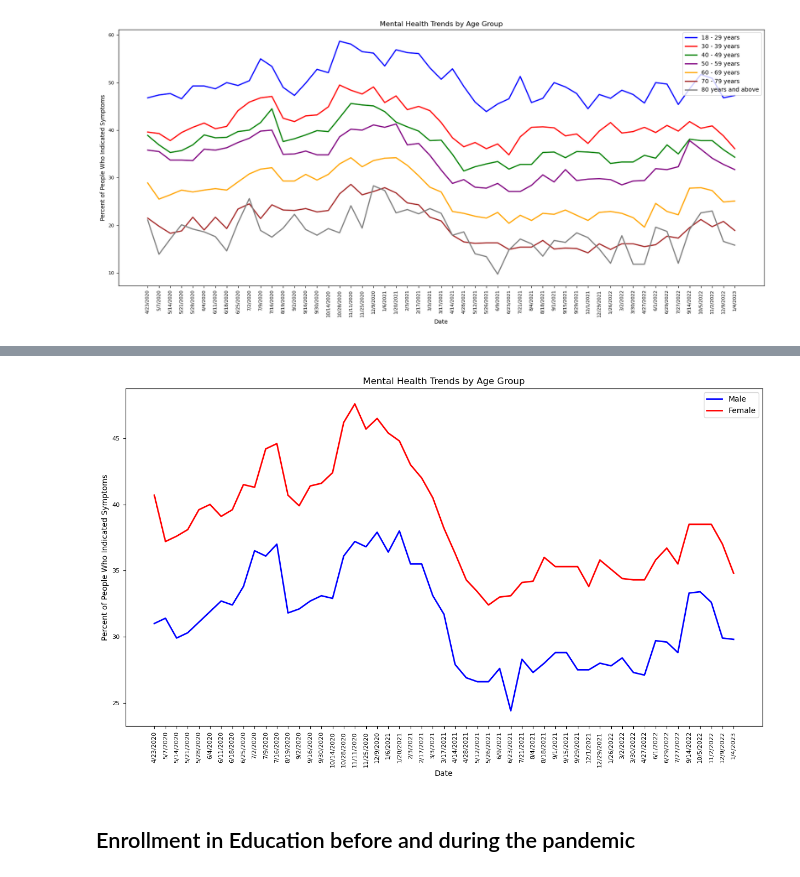
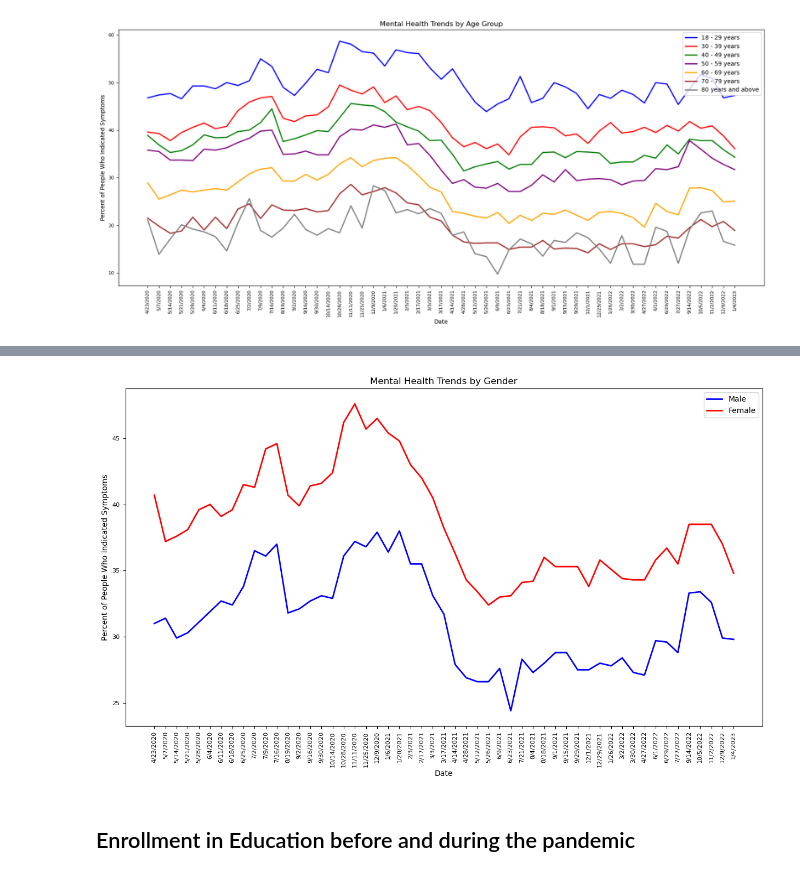
Before and after one commit to carsony123/Bootcamp-Project1, a Jupyter notebook: GroupProject1Final.ipynb, the cells around one changed output, grey strips where cells are left out. Drawn from its saved outputs; the diff is of its cells as text; code cells hidden in the pictures.

```diff
--- a/GroupProject1Final.ipynb
+++ b/GroupProject1Final.ipynb
@@ -254,35 +234,35 @@ print(MH_BySex_df)
 # %%
 # MH_BySex_df['Time Period Start Date'] = pd.to_datetime(MH_BySex_df['Time Period Start Date'], format='%m/%d/%Y')
 
 # Define the x and y values from the DataFrame
 male = MH_BySex_df.loc[MH_BySex_df['Subgroup']=='Male']
 female = MH_BySex_df.loc[MH_BySex_df['Subgroup']=='Female']
 
 # Resize graph to fit data
 plt.figure(figsize=(15, 8))
 
 # Graph each data point
 male, = plt.plot(male['Time Period Start Date'], male['Value'], color="blue", label="Male", linewidth=2, linestyle='-')
 female, = plt.plot(female['Time Period Start Date'], female['Value'], color="red", label="Female", linewidth=2, linestyle='-')
 
 # Add title and labels to the plot
-plt.title("Mental Health Trends by Age Group")
+plt.title("Mental Health Trends by Gender")
 plt.xlabel("Date")
 plt.ylabel("Percent of People Who Indicated Symptoms")
 
 # Add a legend to the plot
 plt.legend(loc="upper right")
 
 # Rotate x-axis labels
 plt.xticks(rotation=90)
 
 # Set font size for x-axis labels
 plt.tick_params(axis='both', labelsize=8)
 
 # Show the plot
 plt.show()
 # %% [output]
-[figure, old version]
+[figure, new version]
 # %% [markdown]
 ## Enrollment in Education before and during the pandemic
 # %%
```
Also changed, not shown: parts of 1 cell of this notebook, 1 other file.
